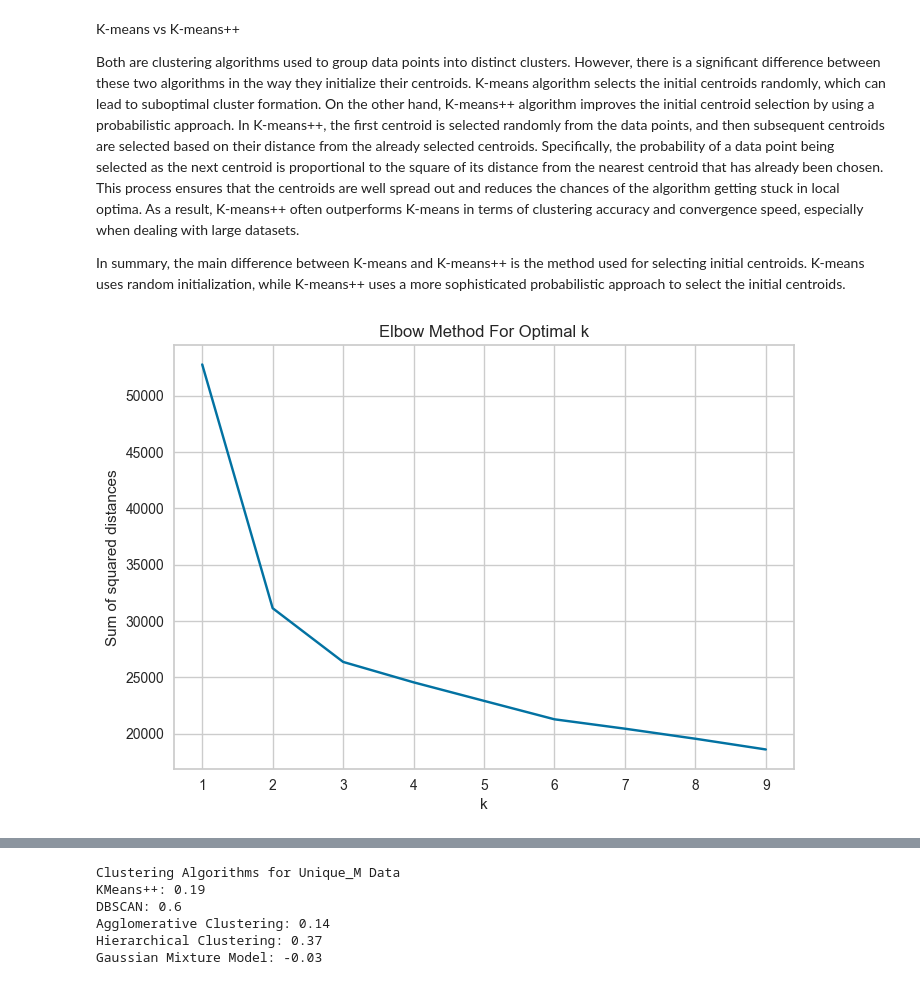
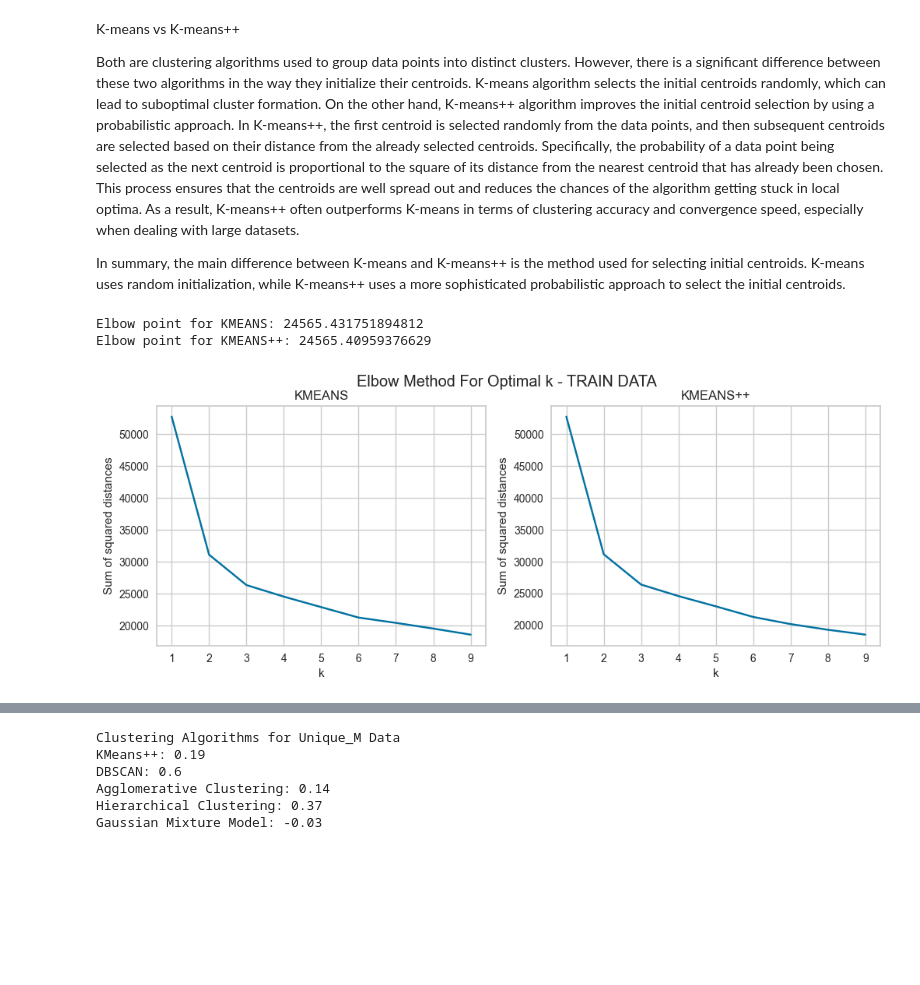
Before and after one commit to AntunesCSR/DM_Group_Project, a Jupyter notebook: HA3/HA3_Catia.ipynb, the cells around one changed output, grey strips where cells are left out. Drawn from its saved outputs; the diff is of its cells as text; code cells hidden in the pictures; blank space fills up the shorter version.

Commit message:
modifications to Kmean plots (Kmeans++ added)

```diff
--- a/HA3/HA3_Catia.ipynb
+++ b/HA3/HA3_Catia.ipynb
@@ -168,22 +168,46 @@ In summary, the main difference between K-means and K-means++ is the method used
 
 # Find the optimal number of clusters using the elbow method
 
-# Calculate the sum of squared distances for each number of clusters
-sum_of_squared_distances = []
+# KMEANS - Calculate the sum of squared distances for each number of clusters
+sum_of_squared_distances_KMEANS = []
+sum_of_squared_distances_KMEANSPP = []
+
 K = range(1,10)
 for k in K:
     km = KMeans(n_clusters=k, init='random', n_init=10, max_iter=300, random_state=0)
     km = km.fit(train_df_scaled)
-    sum_of_squared_distances.append(km.inertia_)
+    sum_of_squared_distances_KMEANS.append(km.inertia_)
 
-# Plot the sum of squared distances
-plt.plot(K, sum_of_squared_distances, 'bx-')
-plt.xlabel('k')
-plt.ylabel('Sum of squared distances')
-plt.title('Elbow Method For Optimal k')
-plt.show()
+# KMEANS++ - Calculate the sum of squared distances for each number of clusters
+K = range(1,10)
+for k in K:
+    km = KMeans(n_clusters=k, init='k-means++', n_init=10, max_iter=300, random_state=0)
+    km = km.fit(train_df_scaled)
+    sum_of_squared_distances_KMEANSPP.append(km.inertia_)
-# %% [output]
-[figure, removed]
+# %%
+# two plots side by side for comparison (KMEANS vs KMEANS++)
+
+fig, (ax1, ax2) = plt.subplots(1, 2, figsize=(12, 4))
+fig.suptitle('Elbow Method For Optimal k - TRAIN DATA')
+ax1.plot(K, sum_of_squared_distances_KMEANS, 'bx-')
+ax1.set_xlabel('k')
+ax1.set_ylabel('Sum of squared distances')
+ax1.set_title('KMEANS')
+
+ax2.plot(K, sum_of_squared_distances_KMEANSPP, 'bx-')
+ax2.set_xlabel('k')
+ax2.set_ylabel('Sum of squared distances')
+ax2.set_title('KMEANS++')
+
+# show values of the sum of squared distances for each number of clusters
+print("Elbow point for KMEANS: " + str(sum_of_squared_distances_KMEANS[3]))
+print("Elbow point for KMEANS++: " + str(sum_of_squared_distances_KMEANSPP[3]))
+
+plt.show()
+# %% [output]
+Elbow point for KMEANS: 24565.431751894812
+Elbow point for KMEANS++: 24565.40959376629
+[figure, added]
 # %%
 ## K-Means Clustering - UNIQUE_M
 
```
Also changed, not shown: parts of 24 cells of this notebook.
